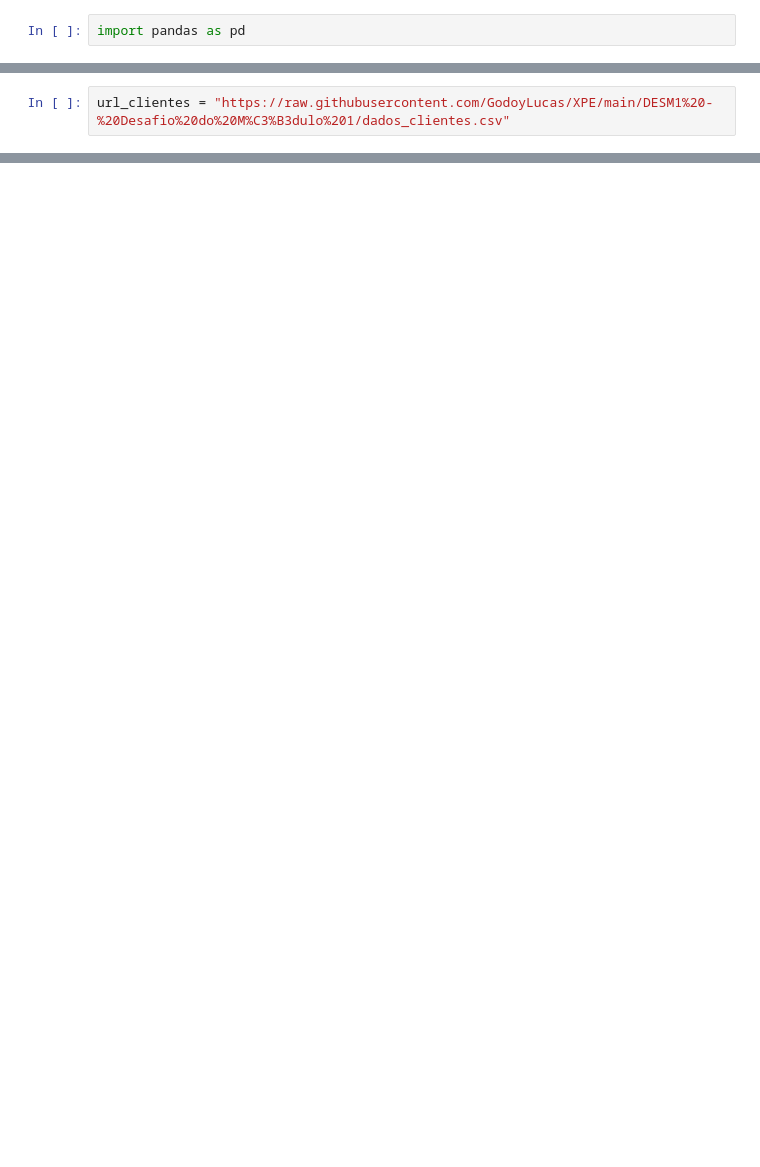
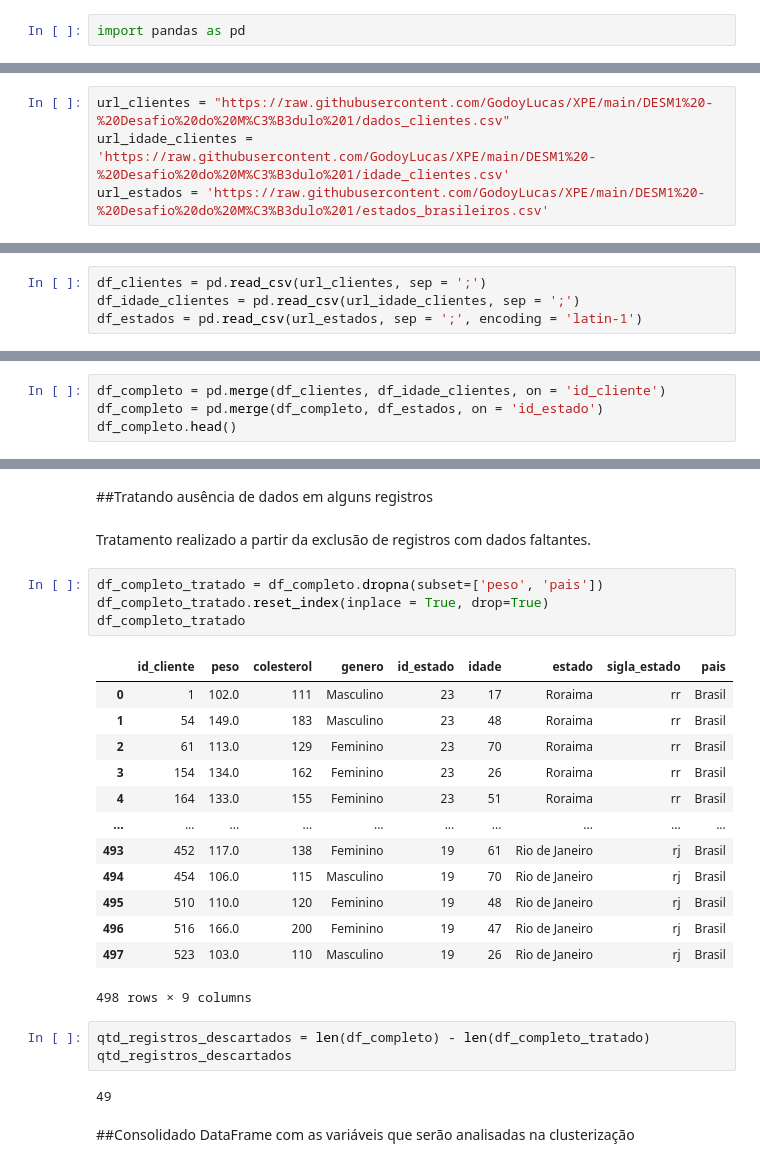
Before and after one commit to GodoyLucas/XPE, a Jupyter notebook: DESM1 - Desafio do Módulo 1/DESM1_Desafio_do_Módulo_1.ipynb, the cells around one changed output, grey strips where cells are left out. Saved outputs shown, nothing was run; the diff lists cells and outputs as text; blank space fills up the shorter version.

Commit message:
Resolução do Desafio

```diff
--- a/DESM1 - Desafio do Módulo 1/DESM1_Desafio_do_Módulo_1.ipynb
+++ b/DESM1 - Desafio do Módulo 1/DESM1_Desafio_do_Módulo_1.ipynb
@@ -5,2 +9,4 @@ import pandas as pd
 # %%
 url_clientes = "https://raw.githubusercontent.com/GodoyLucas/XPE/main/DESM1%20-%20Desafio%20do%20M%C3%B3dulo%201/dados_clientes.csv"
+url_idade_clientes = 'https://raw.githubusercontent.com/GodoyLucas/XPE/main/DESM1%20-%20Desafio%20do%20M%C3%B3dulo%201/idade_clientes.csv'
+url_estados = 'https://raw.githubusercontent.com/GodoyLucas/XPE/main/DESM1%20-%20Desafio%20do%20M%C3%B3dulo%201/estados_brasileiros.csv'
@@ -8,0 +15,4 @@ df_clientes = pd.read_csv(url_clientes, sep = ';')
+# %%
+df_clientes = pd.read_csv(url_clientes, sep = ';')
+df_idade_clientes = pd.read_csv(url_idade_clientes, sep = ';')
+df_estados = pd.read_csv(url_estados, sep = ';', encoding = 'latin-1')
@@ -24,0 +68,4 @@ df_clientes
+# %%
+df_completo = pd.merge(df_clientes, df_idade_clientes, on = 'id_cliente')
+df_completo = pd.merge(df_completo, df_estados, on = 'id_estado')
+df_completo.head()
@@ -24,0 +100,29 @@ df_clientes
+# %% [markdown]
+##Tratando ausência de dados em alguns registros
+# %% [markdown]
+Tratamento realizado a partir da exclusão de registros com dados faltantes.
+# %%
+df_completo_tratado = df_completo.dropna(subset=['peso', 'pais'])
+df_completo_tratado.reset_index(inplace = True, drop=True)
+df_completo_tratado
+# %% [output]
+|  | id_cliente | peso | colesterol | genero | id_estado | idade | estado | sigla_estado | pais |
+| 0 | 1 | 102.0 | 111 | Masculino | 23 | 17 | Roraima | rr | Brasil |
+| 1 | 54 | 149.0 | 183 | Masculino | 23 | 48 | Roraima | rr | Brasil |
+| 2 | 61 | 113.0 | 129 | Feminino | 23 | 70 | Roraima | rr | Brasil |
+| 3 | 154 | 134.0 | 162 | Feminino | 23 | 26 | Roraima | rr | Brasil |
+| 4 | 164 | 133.0 | 155 | Feminino | 23 | 51 | Roraima | rr | Brasil |
+| ... | ... | ... | ... | ... | ... | ... | ... | ... | ... |
+| 493 | 452 | 117.0 | 138 | Feminino | 19 | 61 | Rio de Janeiro | rj | Brasil |
+| 494 | 454 | 106.0 | 115 | Masculino | 19 | 70 | Rio de Janeiro | rj | Brasil |
+| 495 | 510 | 110.0 | 120 | Feminino | 19 | 48 | Rio de Janeiro | rj | Brasil |
+| 496 | 516 | 166.0 | 200 | Feminino | 19 | 47 | Rio de Janeiro | rj | Brasil |
+| 497 | 523 | 103.0 | 110 | Masculino | 19 | 26 | Rio de Janeiro | rj | Brasil |
+498 rows × 9 columns
+# %%
+qtd_registros_descartados = len(df_completo) - len(df_completo_tratado)
+qtd_registros_descartados
+# %% [output]
+49
+# %% [markdown]
+##Consolidado DataFrame com as variáveis que serão analisadas na clusterização
```
Also changed, not shown: parts of 59 cells of this notebook.
